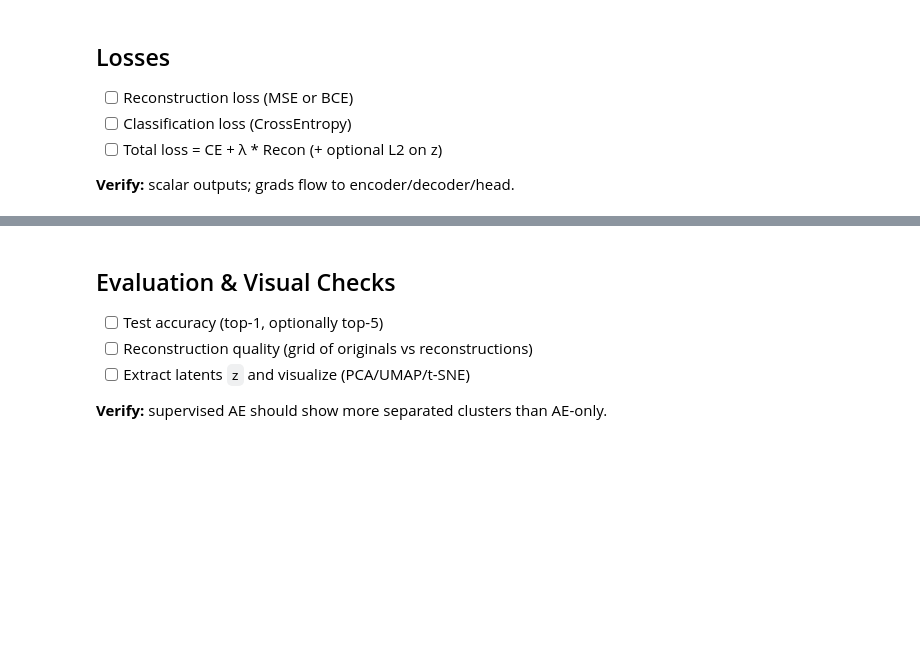
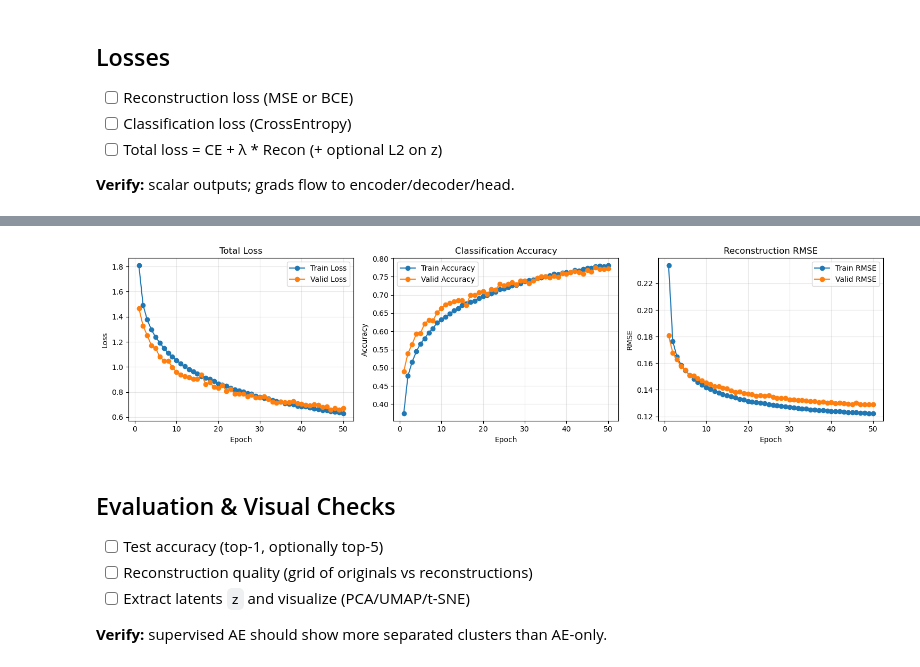
Before and after one commit to elfreyer/project_module_3, a Jupyter notebook: notebooks/02_supervised_autoencoder_cifar10.ipynb, the cells around one changed output, grey strips where cells are left out. Drawn from its saved outputs; the diff is of its cells as text; code cells hidden in the pictures; blank space fills up the shorter version.

Commit message:
nb02: completed training loop and started evaluation

```diff
--- a/notebooks/02_supervised_autoencoder_cifar10.ipynb
+++ b/notebooks/02_supervised_autoencoder_cifar10.ipynb
@@ -147,7 +147,7 @@ def get_dataloaders(cfg) -> Tuple[object, object, object]:
     no_augment_train_set = CIFAR10(root=cfg['data_root'], train=True, transform= test_tfms, download = True)
 
     # split the full training data into train and validation sets
-    train_size: int = int(cfg['split_val'] * len(augment_train_set))
+    train_size: int = int(cfg['split_train'] * len(augment_train_set))
     valid_size: int = len(augment_train_set) - train_size
 
     # get the list of indices
@@ -399,7 +405,7 @@ import torch
 import torch.nn as nn
 
 class SupervisedAE(nn.Module):
-    def __init__(self, latent_dim: int = 64, num_classes: int = 10):
+    def __init__(self, latent_dim: int = 64, num_classes: int = 10, lambda_recon: float = 0.25):
         super().__init__()
         # STEP 1 — Instantiate submodules
         # Encoder: takes (B,3,32,32) → (B, latent_dim)
@@ -412,7 +418,7 @@ class SupervisedAE(nn.Module):
         # STEP 2 — (Optional) Save hyperparameters you’ll want later (e.g., for loss weighting)
         self.latent_dim   = latent_dim
         self.num_classes  = num_classes
-        self.lambda_recon = 0.25  # or pass this in via __init__ if you prefer
+        self.lambda_recon = lambda_recon
 
     def forward(self, x):
         """
@@ -631,0 +569,7 @@ def fit(model, train_loader, val_loader, cfg):
+# %%
+# Instantiate
+model = SupervisedAE(latent_dim=CONFIG['latent_dim'], num_classes=CONFIG['num_classes'], lambda_recon=CONFIG['lambda_recon'])
+optimizer = torch.optim.NAdam(model.parameters(), lr=CONFIG['lr'])
+
+# Train
+history = train(model, optimizer, train_loader, valid_loader, n_epochs=CONFIG['epochs'], loss_type=CONFIG['loss_type'])
@@ -632,3 +594,51 @@ def fit(model, train_loader, val_loader, cfg):
+# %%
+import matplotlib.pyplot as plt
+
+def plot_training_history(history):
+    """
+    Plot training vs validation curves for loss, accuracy, and RMSE.
+    Expects a `history` dict from the `train()` function.
+    """
+    epochs = range(1, len(history["train_loss"]) + 1)
+
+    plt.figure(figsize=(15, 4))
+
+    # ---- 1. Loss
+    plt.subplot(1, 3, 1)
+    plt.plot(epochs, history["train_loss"], label="Train Loss", marker="o")
+    plt.plot(epochs, history["val_loss"], label="Valid Loss", marker="o")
+    plt.title("Total Loss")
+    plt.xlabel("Epoch")
+    plt.ylabel("Loss")
+    plt.legend()
+    plt.grid(True, alpha=0.3)
+
+    # ---- 2. Accuracy
+    plt.subplot(1, 3, 2)
+    plt.plot(epochs, history["train_acc"], label="Train Accuracy", marker="o")
+    plt.plot(epochs, history["val_acc"], label="Valid Accuracy", marker="o")
+    plt.title("Classification Accuracy")
+    plt.xlabel("Epoch")
+    plt.ylabel("Accuracy")
+    plt.legend()
+    plt.grid(True, alpha=0.3)
+
+    # ---- 3. RMSE
+    plt.subplot(1, 3, 3)
+    plt.plot(epochs, history["train_rmse"], label="Train RMSE", marker="o")
+    plt.plot(epochs, history["val_rmse"], label="Valid RMSE", marker="o")
+    plt.title("Reconstruction RMSE")
+    plt.xlabel("Epoch")
+    plt.ylabel("RMSE")
+    plt.legend()
+    plt.grid(True, alpha=0.3)
+
+    plt.tight_layout()
+    plt.show()
+
+plot_training_history(history)
+# %% [output]
+[figure, added]
 # %% [markdown]
 ## Evaluation & Visual Checks
 - [ ] Test accuracy (top-1, optionally top-5)
```
Also changed, not shown: parts of 14 cells of this notebook.
